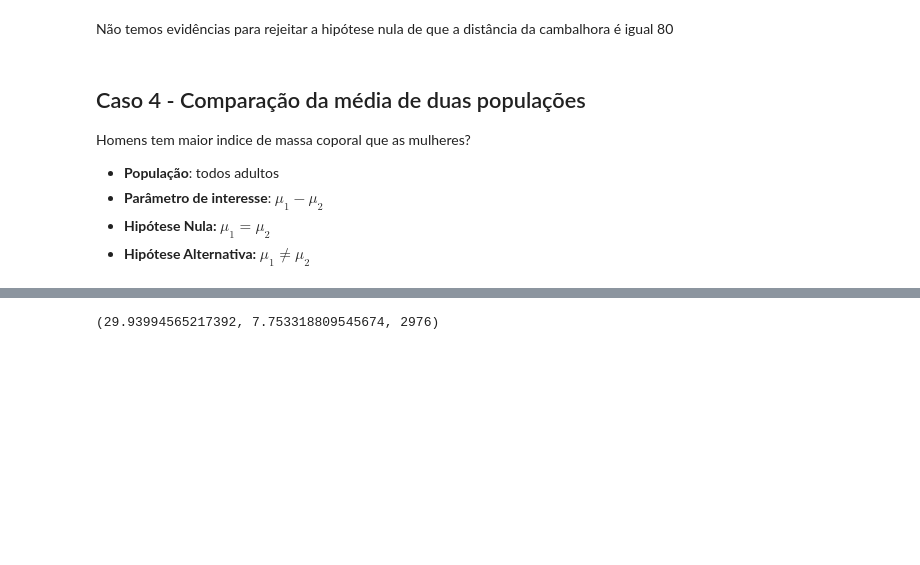
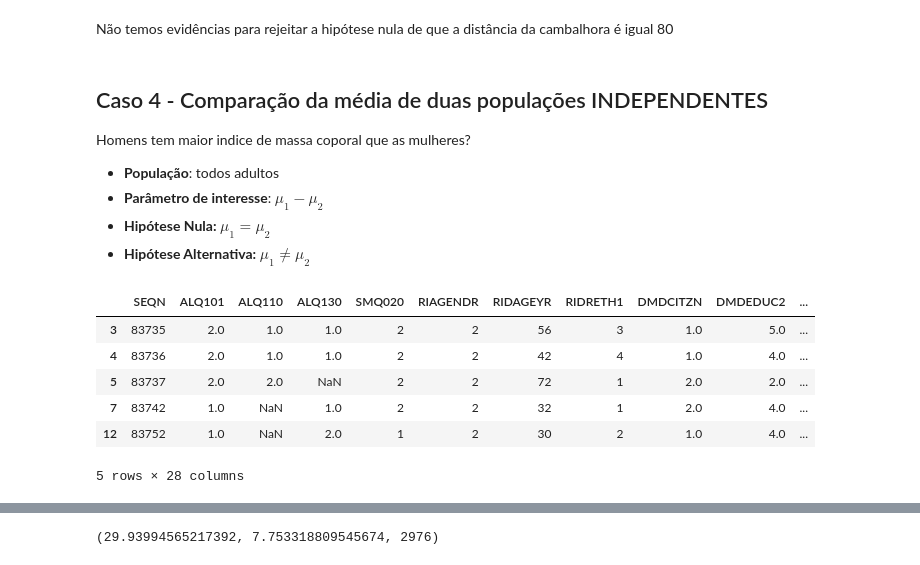
Before and after one commit to thiagogomesverissimo/notebooks, a Jupyter notebook: HypothesisTesting.ipynb, the cells around one changed output, grey strips where cells are left out. Cells and saved outputs as stored; diff of their text form; code cells hidden in the pictures; blank space fills up the shorter version.

```diff
--- a/HypothesisTesting.ipynb
+++ b/HypothesisTesting.ipynb
@@ -145,7 +189,7 @@ sm.stats.ztest(df["CWDistance"], value = 80, alternative = "larger")
 # %% [markdown]
 Não temos evidências para rejeitar a hipótese nula de que a distância da cambalhora é igual 80
 # %% [markdown]
-## Caso 4 - Comparação da média de duas populações
+## Caso 4 - Comparação da média de duas populações INDEPENDENTES
 
 Homens tem maior indice de massa coporal que as mulheres?
 
@@ -157,4 +201,12 @@ Homens tem maior indice de massa coporal que as mulheres?
 df = pd.read_csv("data/nhanes_2015_2016.csv")
 # %%
 mulheres = df[df['RIAGENDR']==2]
-homens = df[df['RIAGENDR']==1]
+mulheres.head()
+# %% [output]
+|  | SEQN | ALQ101 | ALQ110 | ALQ130 | SMQ020 | RIAGENDR | RIDAGEYR | RIDRETH1 | DMDCITZN | DMDEDUC2 | ... |
+| 3 | 83735 | 2.0 | 1.0 | 1.0 | 2 | 2 | 56 | 3 | 1.0 | 5.0 | ... |
+| 4 | 83736 | 2.0 | 1.0 | 1.0 | 2 | 2 | 42 | 4 | 1.0 | 4.0 | ... |
+| 5 | 83737 | 2.0 | 2.0 | NaN | 2 | 2 | 72 | 1 | 2.0 | 2.0 | ... |
+| 7 | 83742 | 1.0 | NaN | 1.0 | 2 | 2 | 32 | 1 | 2.0 | 4.0 | ... |
+| 12 | 83752 | 1.0 | NaN | 2.0 | 1 | 2 | 30 | 2 | 1.0 | 4.0 | ... |
+5 rows × 28 columns
```
Also changed, not shown: parts of 22 cells of this notebook, 5 other files.
